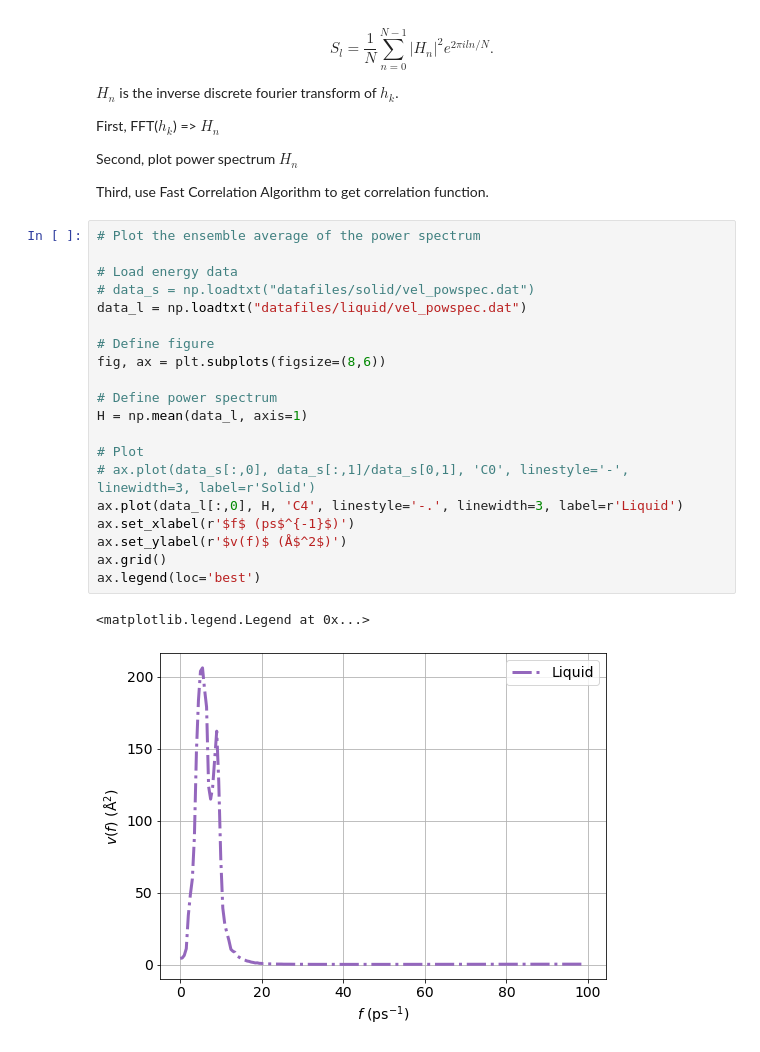
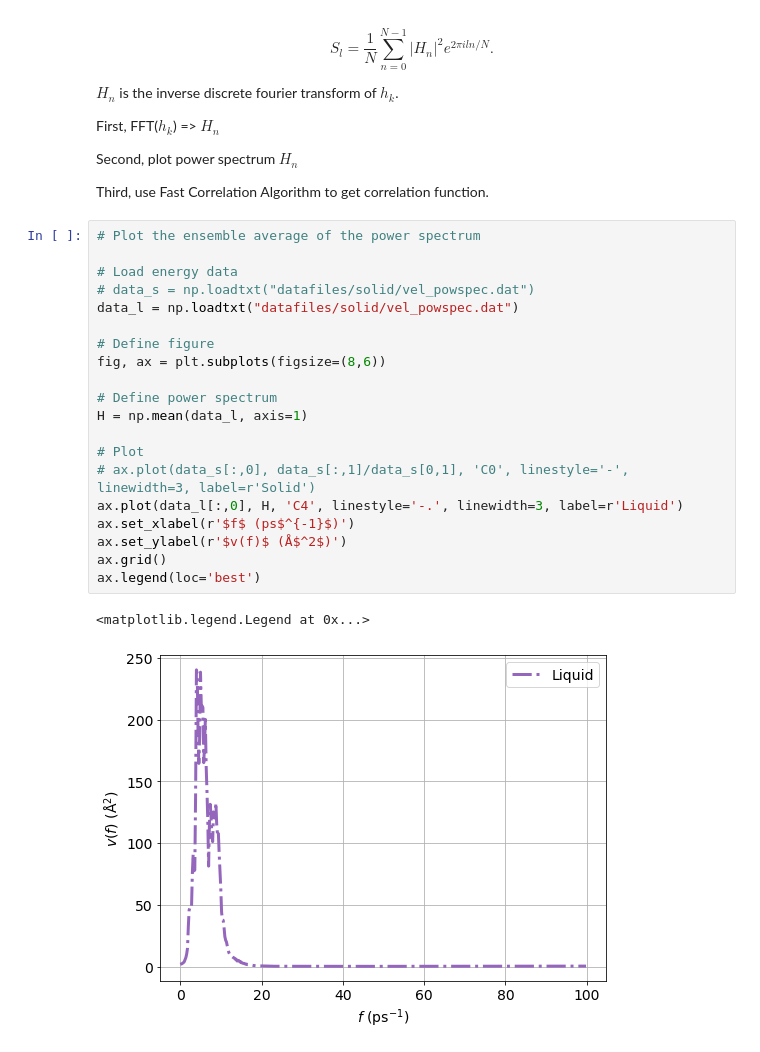
Before and after one commit to elindgren/compphys_homeworks, a Jupyter notebook: H1/Homework 1 - Notebook.ipynb, the cells around one changed output. Saved outputs shown, nothing was run; the diff lists cells and outputs as text.

```diff
--- a/H1/Homework 1 - Notebook.ipynb
+++ b/H1/Homework 1 - Notebook.ipynb
@@ -402,23 +402,23 @@ Third, use Fast Correlation Algorithm to get correlation function.
 # %%
 # Plot the ensemble average of the power spectrum
 
 # Load energy data
 # data_s = np.loadtxt("datafiles/solid/vel_powspec.dat")
-data_l = np.loadtxt("datafiles/liquid/vel_powspec.dat")
+data_l = np.loadtxt("datafiles/solid/vel_powspec.dat")
 
 # Define figure
 fig, ax = plt.subplots(figsize=(8,6))
 
 # Define power spectrum
 H = np.mean(data_l, axis=1)
 
 # Plot
 # ax.plot(data_s[:,0], data_s[:,1]/data_s[0,1], 'C0', linestyle='-', linewidth=3, label=r'Solid')
 ax.plot(data_l[:,0], H, 'C4', linestyle='-.', linewidth=3, label=r'Liquid')
 ax.set_xlabel(r'$f$ (ps$^{-1}$)')
 ax.set_ylabel(r'$v(f)$ (Å$^2$)')
 ax.grid()
 ax.legend(loc='best')
 # %% [output]
 <matplotlib.legend.Legend at 0x...>
-[figure, old version]
+[figure, new version]
```
Also changed, not shown: parts of 7 cells of this notebook, 11 other files.
